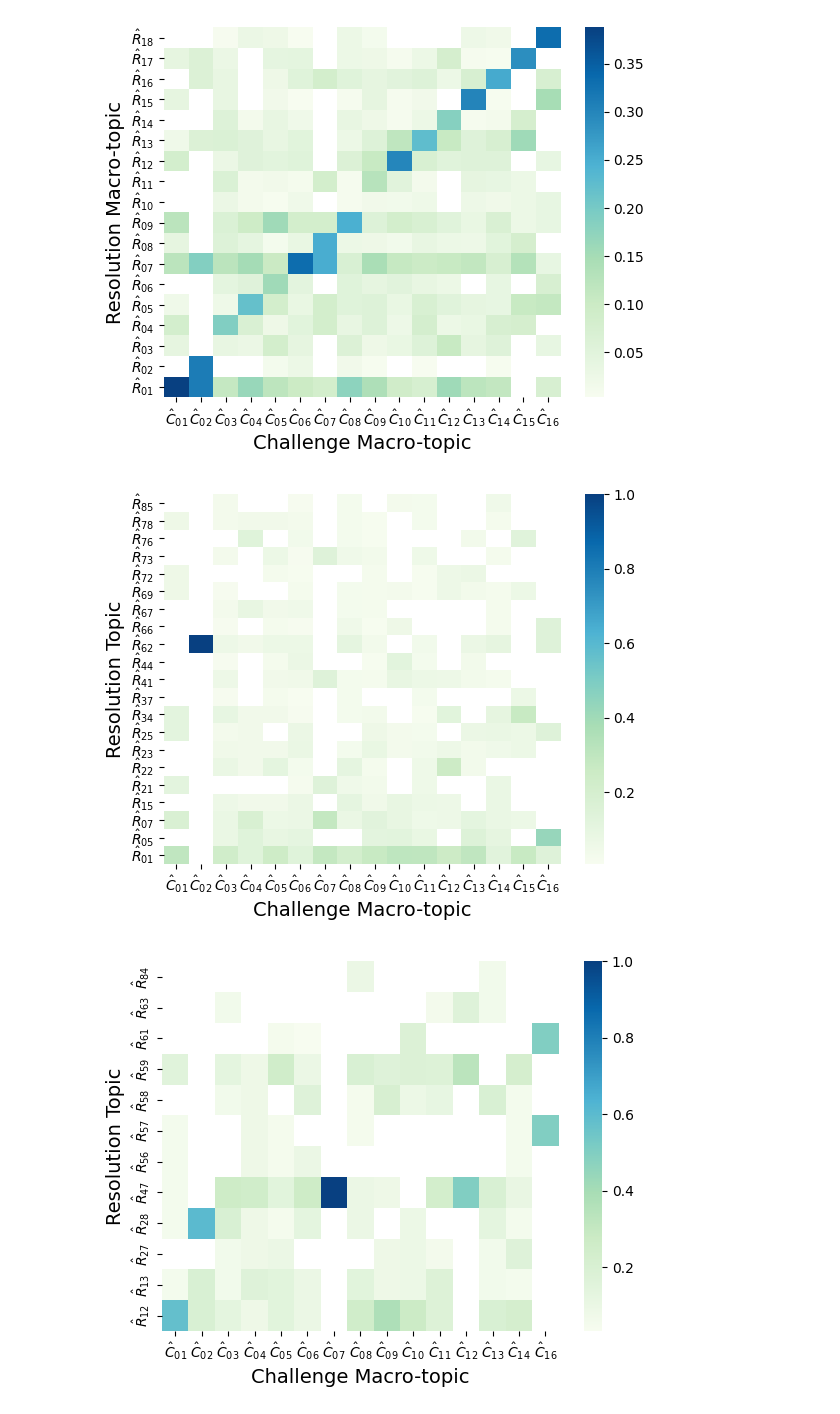
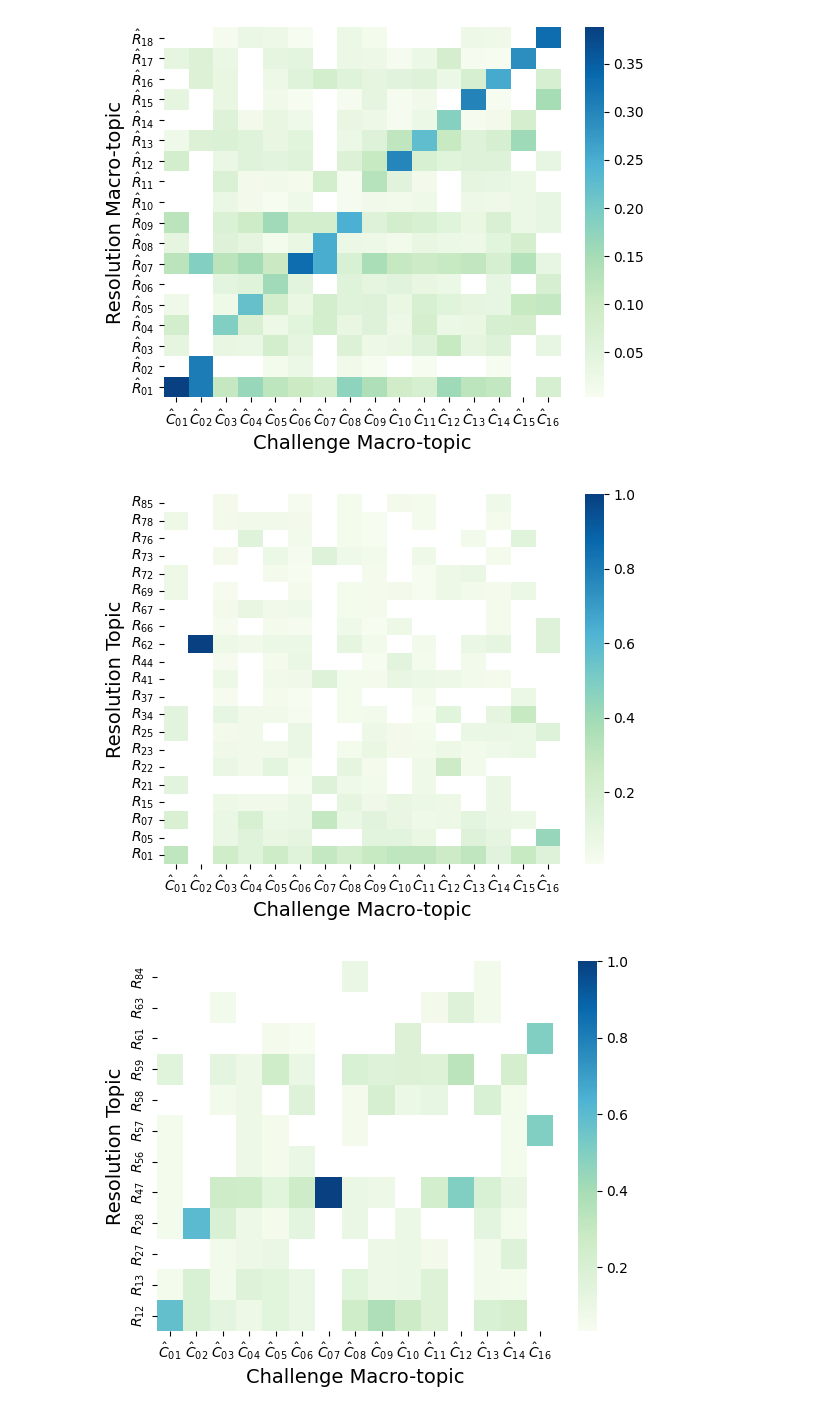
Before and after one commit to zhimin-z/Asset-Management-Topic-Modeling, a Jupyter notebook: Code/RQ4/RQ4.ipynb, the cells around one changed output. Saved outputs shown, nothing was run; the diff lists cells and outputs as text; code cells hidden in the pictures.

```diff
--- a/Code/RQ4/RQ4.ipynb
+++ b/Code/RQ4/RQ4.ipynb
@@ -495,30 +495,30 @@ for type in ['problem', 'knowledge']:
 # %%
 df = pd.read_json(os.path.join(path_rq4, 'macro-topics.json'))
 
 zoom_mapping = {
     'problem': 6,
     'knowledge': 0,
 }
 
 for type in ['problem', 'knowledge']:
     df_topics = df[df['Challenge_type'] == type]
     df_topics = df_topics[df_topics['Resolution_summary_topic_macro'] == zoom_mapping[type]]
     df_topics['Challenge_topic_macro'] = df_topics['Challenge_topic_macro'].apply(lambda x: r'$\hat{C}_{0' + str(x+1) + '}$' if x < 9 else r'$\hat{C}_{' + str(x+1) + '}$')
-    df_topics['Resolution_summary_topic'] = df_topics['Resolution_summary_topic'].apply(lambda x: r'$\hat{R}_{0' + str(x+1) + '}$' if x < 9 else r'$\hat{R}_{' + str(x+1) + '}$')
+    df_topics['Resolution_summary_topic'] = df_topics['Resolution_summary_topic'].apply(lambda x: r'$R_{0' + str(x+1) + '}$' if x < 9 else r'$R_{' + str(x+1) + '}$')
 
     df_statistics = df_topics[['Challenge_topic_macro', 'Resolution_summary_topic']].value_counts().reset_index(name='count')
     df_grouped = df_statistics.groupby('Challenge_topic_macro')['count'].sum().reset_index()
     df_grouped.rename(columns={'count': 'sum'}, inplace=True)
     df_merged = pd.merge(df_statistics, df_grouped, on='Challenge_topic_macro')
     df_merged['normalized_count'] = df_merged['count'] / df_merged['sum']
 
     df_heatmap = df_merged.pivot_table(values='normalized_count', index='Resolution_summary_topic', columns='Challenge_topic_macro', aggfunc=np.mean)
     ax = sns.heatmap(df_heatmap, cmap="GnBu")
     ax.invert_yaxis()
     ax.set_xlabel('Challenge Macro-topic', fontsize=14)
     ax.set_ylabel('Resolution Topic', fontsize=14)
     plt.savefig(os.path.join(path_rq4, f'{type}_resolution_heatmap.pdf'), bbox_inches='tight')
     plt.show()
 # %% [output]
-[figure, old version]
+[figure, new version]
-[figure, old version]
+[figure, new version]
```
Also changed, not shown: 4 other files.
